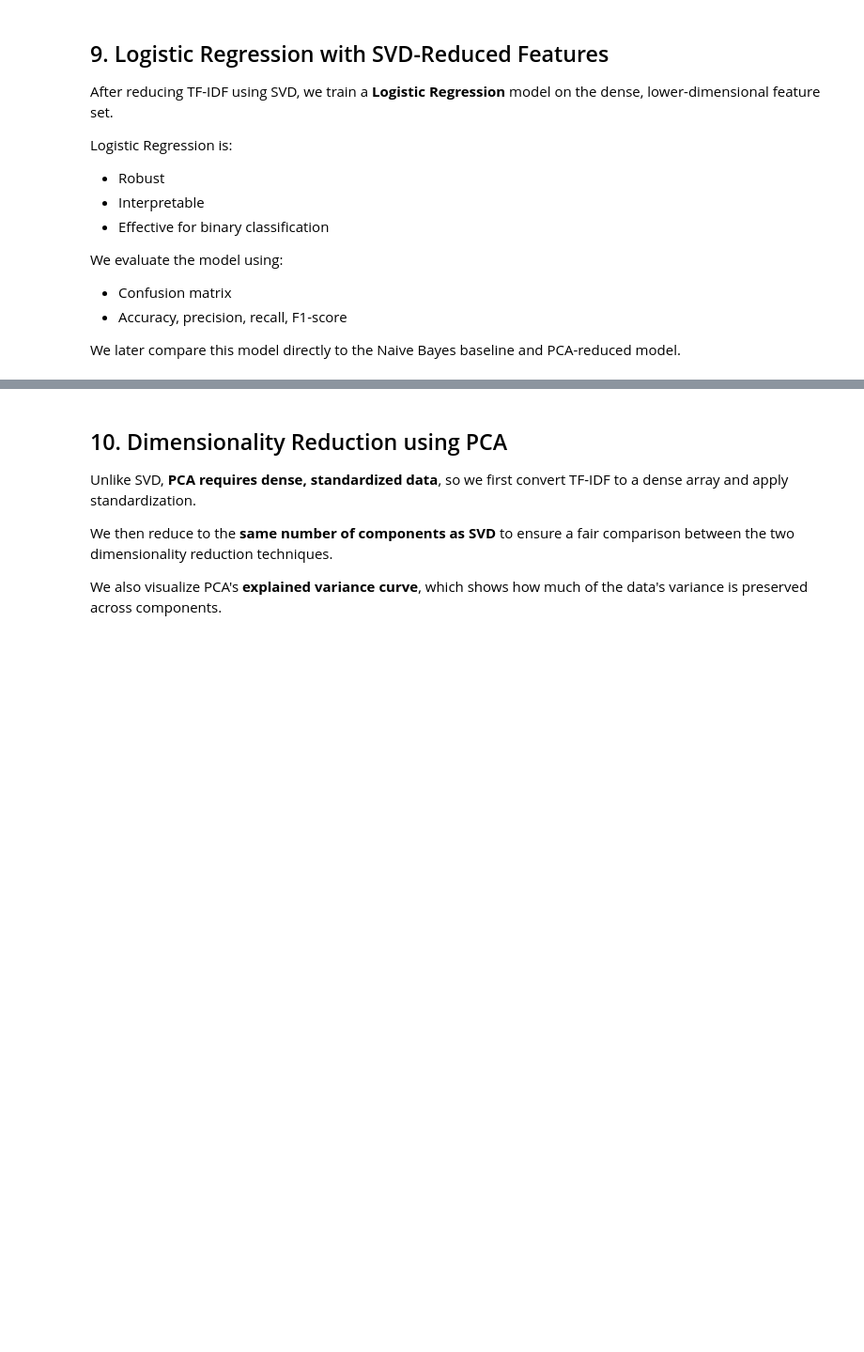
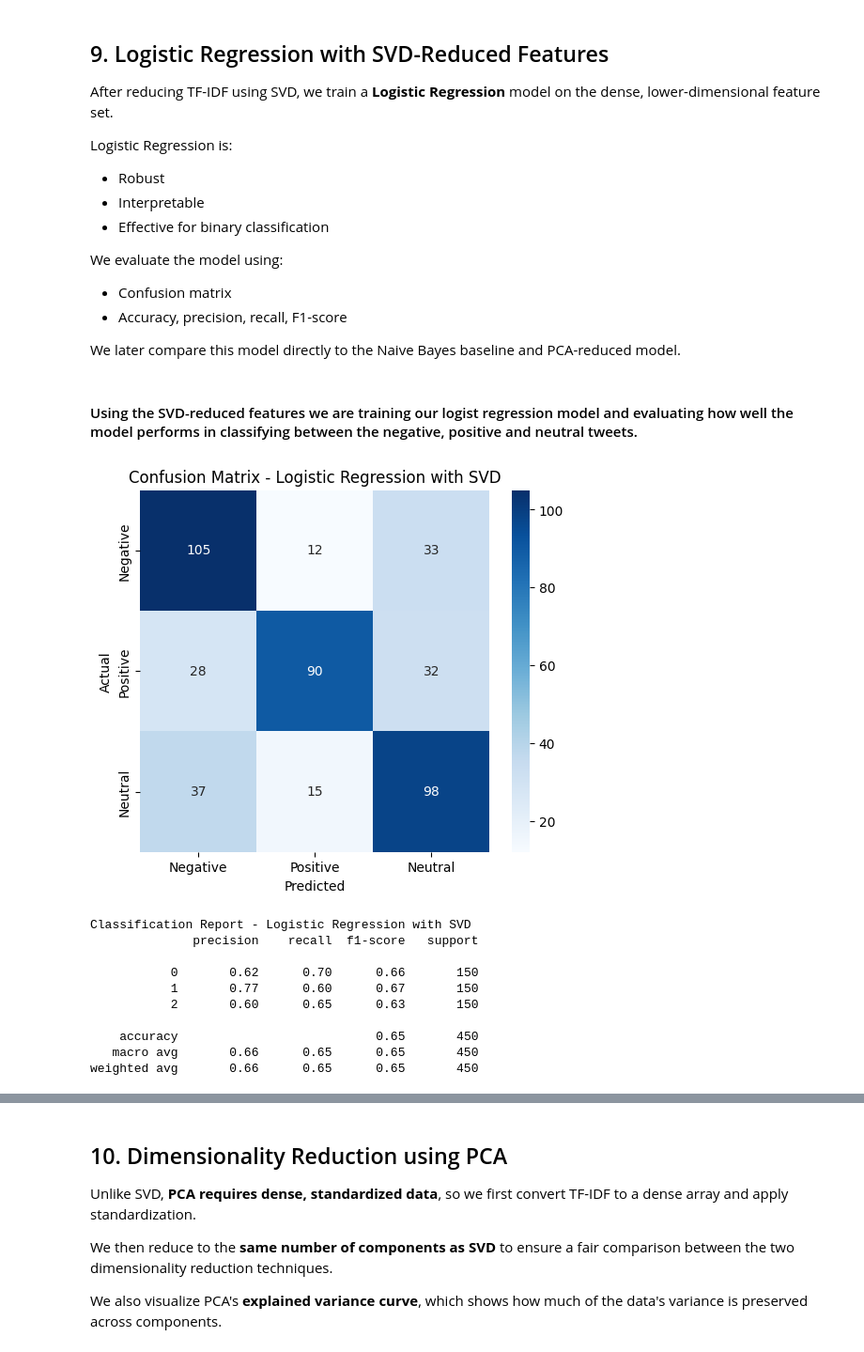
Before and after one commit to Albrightmaduka9053136/text-classification-dimensionality-reduction-group2, a Jupyter notebook: text_classification_dimensionality_reduction_group2.ipynb, the cells around one changed output, grey strips where cells are left out. Shown at 94% size. Cells and saved outputs as stored; diff of their text form; code cells hidden in the pictures; blank space fills up the shorter version.

Commit message:
Completed Dimensionality Reduction using SVD and Logistic Regeression with SVD reduced features

```diff
--- a/text_classification_dimensionality_reduction_group2.ipynb
+++ b/text_classification_dimensionality_reduction_group2.ipynb
@@ -481,3 +515,10 @@ each SVD component retains.
+# %%
+# Step 4: Dimensionality Reduction with SVD
+n_components = 100  # tuning the number of components for SVD
+svd = TruncatedSVD(n_components=n_components, random_state=42)  # Initializing SVD with n components
+
+X_train_svd = svd.fit_transform(X_train_tfidf) # Fitting and transforming training data
+X_test_svd = svd.transform(X_test_tfidf) # Transforming test data
 # %% [markdown]
 ## 9. Logistic Regression with SVD-Reduced Features
 
@@ -494,3 +535,39 @@ We evaluate the model using:
 - Accuracy, precision, recall, F1-score
 
 We later compare this model directly to the Naive Bayes baseline and PCA-reduced model.
+# %% [markdown]
+#### Using the SVD-reduced features we are training our logist regression model and evaluating how well the model performs in classifying between the negative, positive and neutral tweets.
+# %%
+# Step 5: Logistic Regression with SVD
+log_reg_svd = LogisticRegression(max_iter=1000, random_state=42) # Initializing Logistic Regression
+log_reg_svd.fit(X_train_svd, y_train) # Fitting model on SVD-transformed training data
+
+y_pred_svd = log_reg_svd.predict(X_test_svd) # Predicting on SVD-transformed test data
+
+# Confusion Matrix
+cm_svd = confusion_matrix(y_test, y_pred_svd) # Calculating confusion matrix
+
+plt.figure(figsize=(6,5)) # Setting figure size
+sns.heatmap(cm_svd, annot=True, fmt='d', cmap='Blues',
+            xticklabels=['Negative','Positive','Neutral'],
+            yticklabels=['Negative','Positive','Neutral']) # Plotting heatmap
+plt.title("Confusion Matrix - Logistic Regression with SVD") # Setting plot title
+plt.xlabel("Predicted") # Setting x-axis label
+plt.ylabel("Actual") # Setting y-axis label
+plt.show()
+
+# Classification Report
+print("Classification Report - Logistic Regression with SVD")
+print(classification_report(y_test, y_pred_svd))  # Printing classification report
+# %% [output]
+[figure, added]
+Classification Report - Logistic Regression with SVD
+              precision    recall  f1-score   support
+
+           0       0.62      0.70      0.66       150
+           1       0.77      0.60      0.67       150
+           2       0.60      0.65      0.63       150
+
+    accuracy                           0.65       450
+   macro avg       0.66      0.65      0.65       450
+weighted avg       0.66      0.65      0.65       450
```
Also changed, not shown: parts of 11 cells of this notebook.
